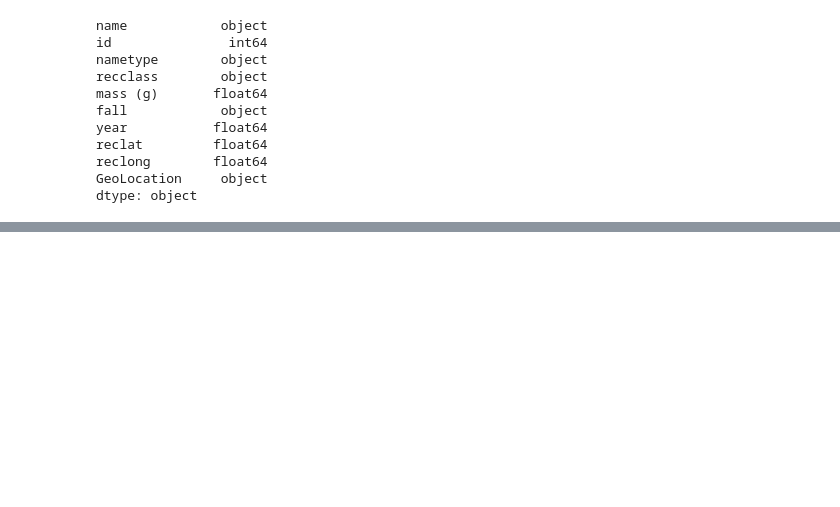
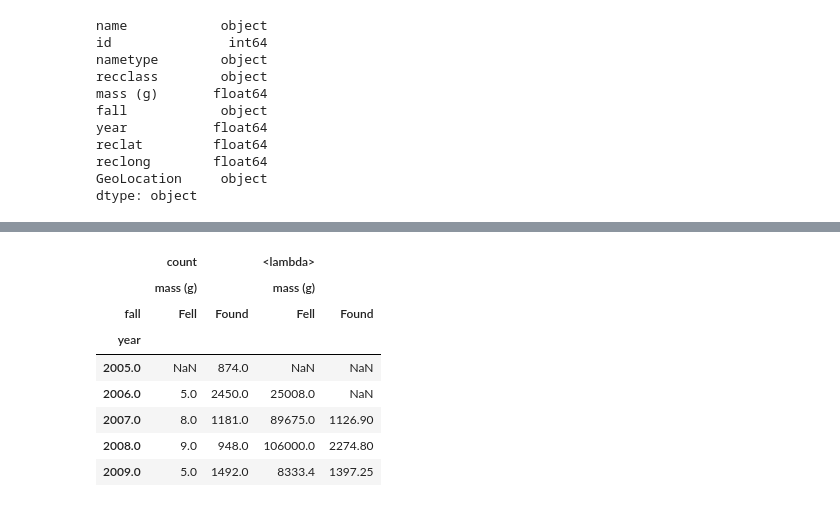
Before and after one commit to 99tyler99/Python, a Jupyter notebook: Python Charmers Fundamentals 05.ipynb, the cells around one changed output, grey strips where cells are left out. Saved outputs shown, nothing was run; the diff lists cells and outputs as text; code cells hidden in the pictures; blank space fills up the shorter version.

```diff
--- a/Python Charmers Fundamentals 05.ipynb
+++ b/Python Charmers Fundamentals 05.ipynb
@@ -429,0 +405,12 @@ meteorites_pivoted
+# %%
+meteorites_pivoted.loc(axis=0)[2005,2006,2007,2008,2009]
+# %% [output]
+|  | count |  | <lambda> |  |
+|  | mass (g) |  | mass (g) |  |
+| fall | Fell | Found | Fell | Found |
+| year |  |  |  |  |
+| 2005.0 | NaN | 874.0 | NaN | NaN |
+| 2006.0 | 5.0 | 2450.0 | 25008.0 | NaN |
+| 2007.0 | 8.0 | 1181.0 | 89675.0 | 1126.90 |
+| 2008.0 | 9.0 | 948.0 | 106000.0 | 2274.80 |
+| 2009.0 | 5.0 | 1492.0 | 8333.4 | 1397.25 |
```
Also changed, not shown: parts of 12 cells of this notebook.
